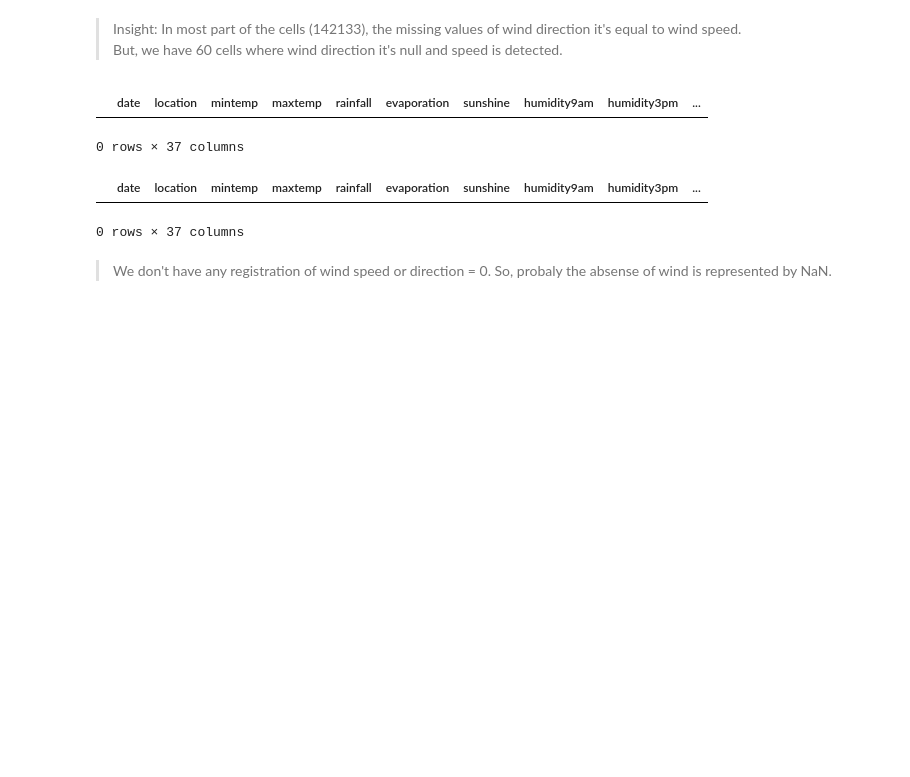
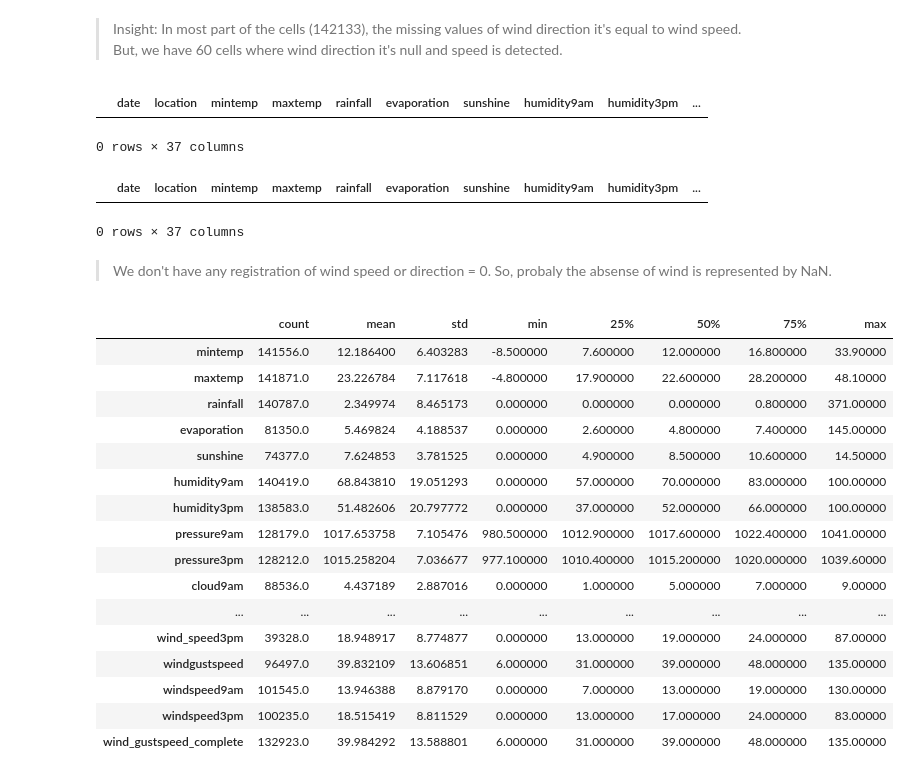
Before and after one commit to gabrielanakasato/rain-prediction, a Jupyter notebook: first_step.ipynb, the cells around one changed output. Cells and saved outputs as stored; diff of their text form; code cells hidden in the pictures; blank space fills up the shorter version.

```diff
--- a/first_step.ipynb
+++ b/first_step.ipynb
@@ -229,3 +229,23 @@ df[df['wind_gustdir_complete']==0]
 # %% [markdown]
 > We don't have any registration of wind speed or direction = 0.
 So, probaly the absense of wind is represented by NaN.
+# %%
+df.describe().T
+# %% [output]
+|  | count | mean | std | min | 25% | 50% | 75% | max |
+| mintemp | 141556.0 | 12.186400 | 6.403283 | -8.500000 | 7.600000 | 12.000000 | 16.800000 | 33.90000 |
+| maxtemp | 141871.0 | 23.226784 | 7.117618 | -4.800000 | 17.900000 | 22.600000 | 28.200000 | 48.10000 |
+| rainfall | 140787.0 | 2.349974 | 8.465173 | 0.000000 | 0.000000 | 0.000000 | 0.800000 | 371.00000 |
+| evaporation | 81350.0 | 5.469824 | 4.188537 | 0.000000 | 2.600000 | 4.800000 | 7.400000 | 145.00000 |
+| sunshine | 74377.0 | 7.624853 | 3.781525 | 0.000000 | 4.900000 | 8.500000 | 10.600000 | 14.50000 |
+| humidity9am | 140419.0 | 68.843810 | 19.051293 | 0.000000 | 57.000000 | 70.000000 | 83.000000 | 100.00000 |
+| humidity3pm | 138583.0 | 51.482606 | 20.797772 | 0.000000 | 37.000000 | 52.000000 | 66.000000 | 100.00000 |
+| pressure9am | 128179.0 | 1017.653758 | 7.105476 | 980.500000 | 1012.900000 | 1017.600000 | 1022.400000 | 1041.00000 |
+| pressure3pm | 128212.0 | 1015.258204 | 7.036677 | 977.100000 | 1010.400000 | 1015.200000 | 1020.000000 | 1039.60000 |
+| cloud9am | 88536.0 | 4.437189 | 2.887016 | 0.000000 | 1.000000 | 5.000000 | 7.000000 | 9.00000 |
+| ... | ... | ... | ... | ... | ... | ... | ... | ... |
+| wind_speed3pm | 39328.0 | 18.948917 | 8.774877 | 0.000000 | 13.000000 | 19.000000 | 24.000000 | 87.00000 |
+| windgustspeed | 96497.0 | 39.832109 | 13.606851 | 6.000000 | 31.000000 | 39.000000 | 48.000000 | 135.00000 |
+| windspeed9am | 101545.0 | 13.946388 | 8.879170 | 0.000000 | 7.000000 | 13.000000 | 19.000000 | 130.00000 |
+| windspeed3pm | 100235.0 | 18.515419 | 8.811529 | 0.000000 | 13.000000 | 17.000000 | 24.000000 | 83.00000 |
+| wind_gustspeed_complete | 132923.0 | 39.984292 | 13.588801 | 6.000000 | 31.000000 | 39.000000 | 48.000000 | 135.00000 |
```
Also changed, not shown: parts of 1 cell of this notebook, 3 other files.
